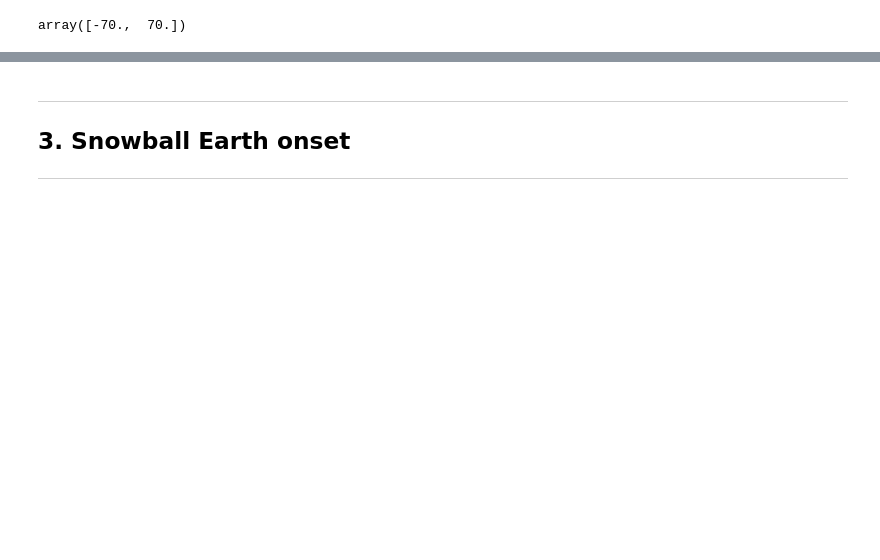
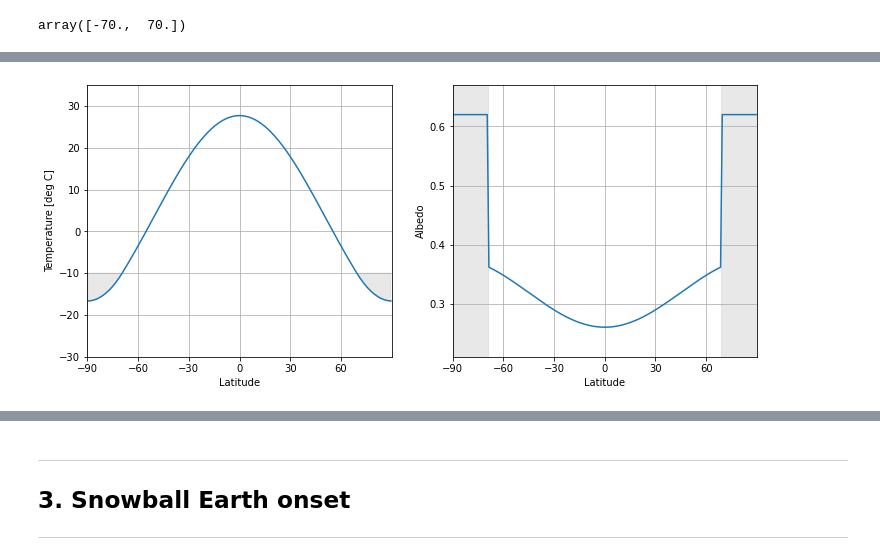
Before and after one commit to ehultee/snowball-demo, a Jupyter notebook: albedo_and_snowball.ipynb, the cells around one changed output, grey strips where cells are left out. Saved outputs shown, nothing was run; the diff lists cells and outputs as text; code cells hidden in the pictures; blank space fills up the shorter version.

```diff
--- a/albedo_and_snowball.ipynb
+++ b/albedo_and_snowball.ipynb
@@ -148,0 +151,4 @@ Untitled: <class 'climlab.model.ebm.EBM_annual'>
+# %%
+f2 = clsn.state_plot(model1)
+# %% [output]
+[figure, added]
```
Also changed, not shown: parts of 19 cells of this notebook.
